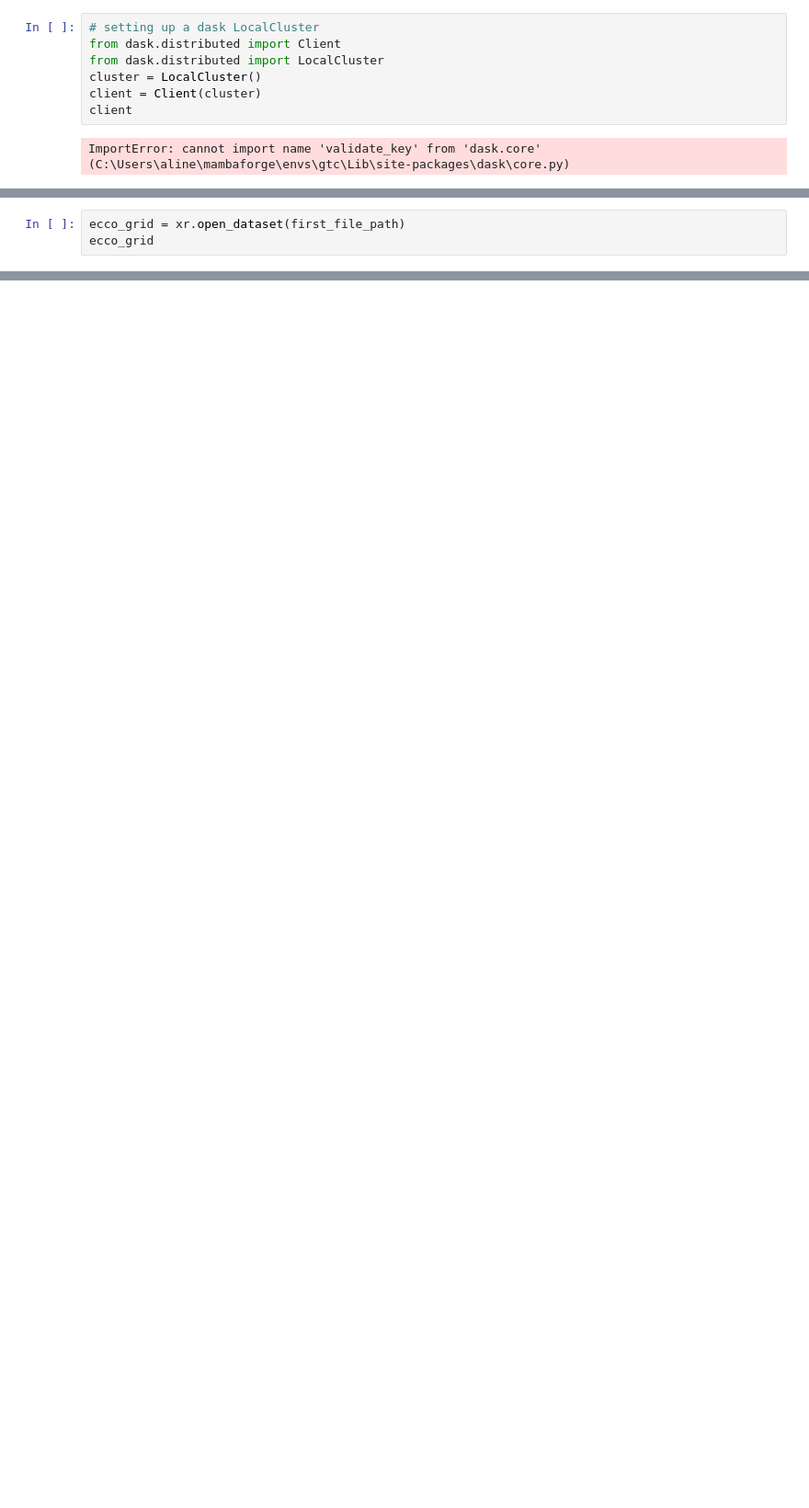
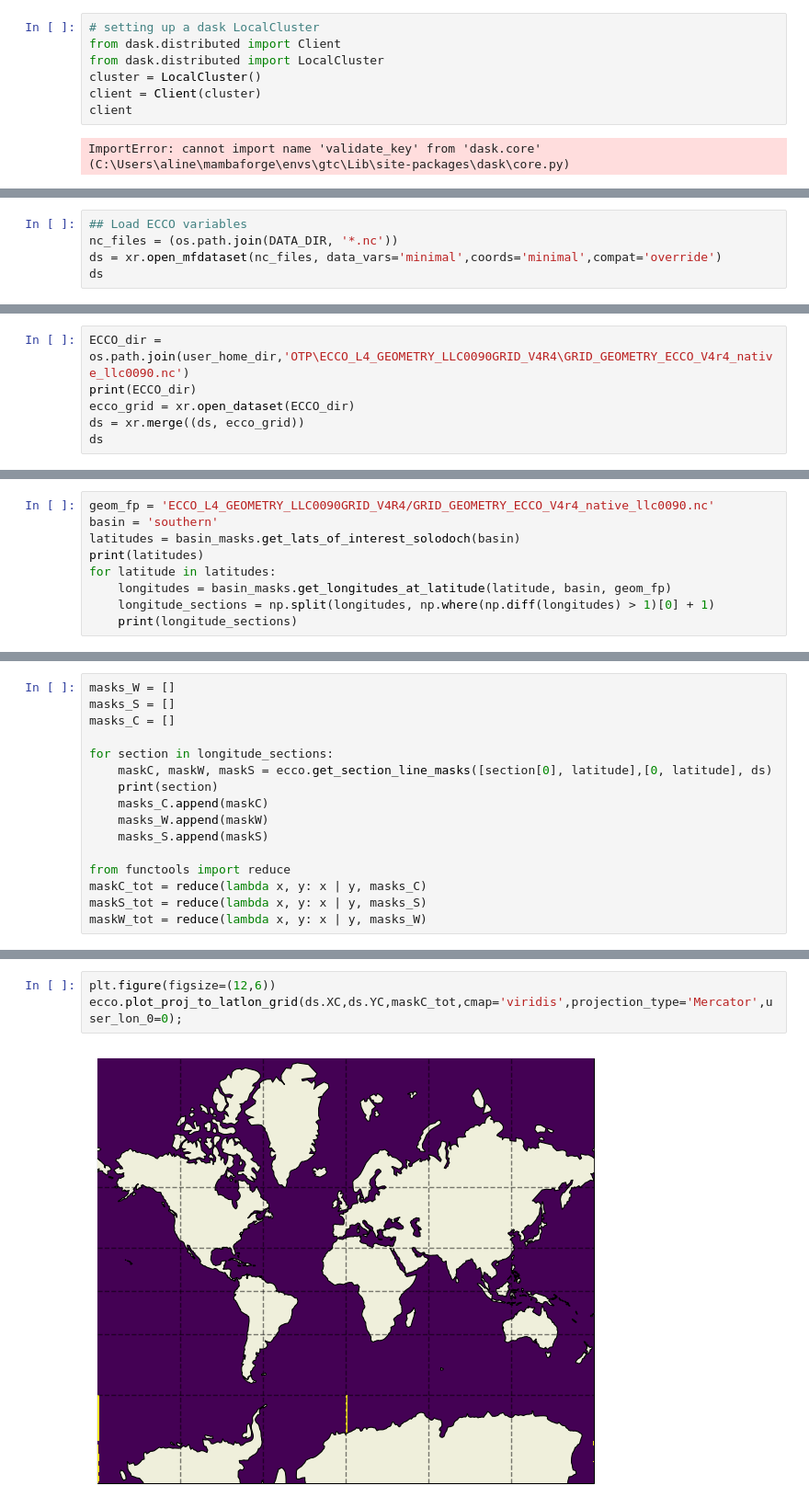
Before and after one commit to ai4er-cdt/OTP, a Jupyter notebook: streamfunction.ipynb, the cells around one changed output, grey strips where cells are left out. Shown at 92% size. Drawn from its saved outputs; the diff is of its cells as text; blank space fills up the shorter version.

```diff
--- a/streamfunction.ipynb
+++ b/streamfunction.ipynb
@@ -48,5 +37,7 @@ first_file_path
 # %%
-ecco_grid = xr.open_dataset(first_file_path)
-ecco_grid
+## Load ECCO variables
+nc_files = (os.path.join(DATA_DIR, '*.nc'))
+ds = xr.open_mfdataset(nc_files, data_vars='minimal',coords='minimal',compat='override')
+ds
 # %% [output]
 <xarray.Dataset>
@@ -89,0 +60,6 @@ ds = xr.merge((ecco_grid , ecco_vars))
+# %%
+ECCO_dir = os.path.join(user_home_dir,'OTP\ECCO_L4_GEOMETRY_LLC0090GRID_V4R4\GRID_GEOMETRY_ECCO_V4r4_native_llc0090.nc')
+print(ECCO_dir)
+ecco_grid = xr.open_dataset(ECCO_dir)
+ds = xr.merge((ds, ecco_grid))
+ds
@@ -89,0 +161,9 @@ ds = xr.merge((ecco_grid , ecco_vars))
+# %%
+geom_fp = 'ECCO_L4_GEOMETRY_LLC0090GRID_V4R4/GRID_GEOMETRY_ECCO_V4r4_native_llc0090.nc'
+basin = 'southern'
+latitudes = basin_masks.get_lats_of_interest_solodoch(basin)
+print(latitudes)
+for latitude in latitudes:
+    longitudes = basin_masks.get_longitudes_at_latitude(latitude, basin, geom_fp)
+    longitude_sections = np.split(longitudes, np.where(np.diff(longitudes) > 1)[0] + 1)
+    print(longitude_sections)
@@ -89,0 +196,16 @@ ds = xr.merge((ecco_grid , ecco_vars))
+# %%
+masks_W = []
+masks_S = []
+masks_C = []
+
+for section in longitude_sections:
+    maskC, maskW, maskS = ecco.get_section_line_masks([section[0], latitude],[0, latitude], ds)
+    print(section)
+    masks_C.append(maskC)
+    masks_W.append(maskW)
+    masks_S.append(maskS)
+
+from functools import reduce
+maskC_tot = reduce(lambda x, y: x | y, masks_C)
+maskS_tot = reduce(lambda x, y: x | y, masks_S)
+maskW_tot = reduce(lambda x, y: x | y, masks_W)
@@ -89,0 +230,5 @@ ds = xr.merge((ecco_grid , ecco_vars))
+# %%
+plt.figure(figsize=(12,6))
+ecco.plot_proj_to_latlon_grid(ds.XC,ds.YC,maskC_tot,cmap='viridis',projection_type='Mercator',user_lon_0=0);
+# %% [output]
+[figure, added]
```
Also changed, not shown: parts of 25 cells of this notebook, 1 other file.
